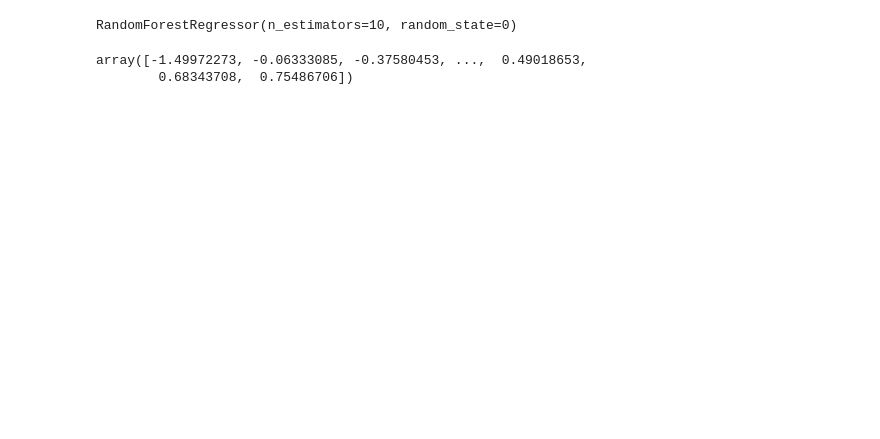
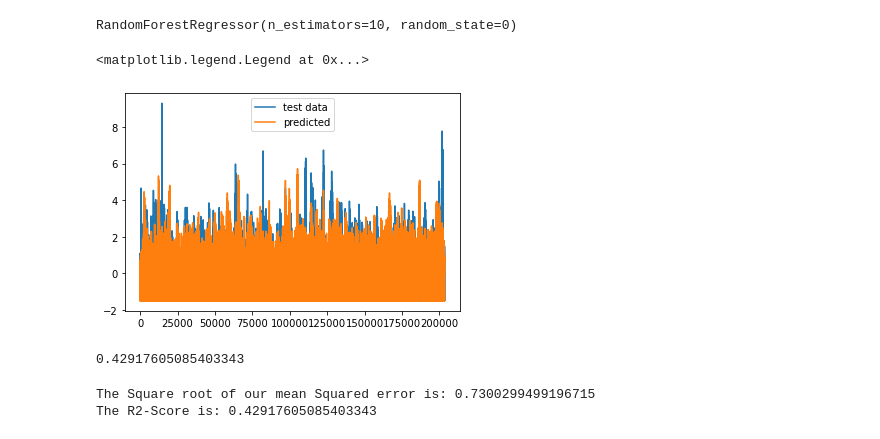
Before and after one commit to andyalex234/sales_forecasting, a Jupyter notebook: notebooks/forecast_ml.ipynb, the cells around one changed output. Cells and saved outputs as stored; diff of their text form; code cells hidden in the pictures; blank space fills up the shorter version.

```diff
--- a/notebooks/forecast_ml.ipynb
+++ b/notebooks/forecast_ml.ipynb
@@ -40,3 +43,11 @@ y_train = train_df['Sales']
+# %%
+train, val = train_df.iloc[:int(
+    len(train_df)*.8), :], train_df.iloc[int(len(train_df)*.8):, :]
+
+X_train = train.drop(columns=['Sales', 'Customers'])
+X_val = val.drop(columns=['Sales', 'Customers'])
+y_train = train['Sales'].values
+y_val = val['Sales'].values
 # %%
 # pipe = Pipeline([
 #     ("model", RandomForestRegressor(n_estimators=100))
@@ -47,8 +58,25 @@ regressor = RandomForestRegressor(n_estimators=10, random_state=0)
 regressor.fit(X_train, y_train)
 # %% [output]
 RandomForestRegressor(n_estimators=10, random_state=0)
-# %%
-regressor.predict(X_train)
-# %% [output]
-array([-1.49972273, -0.06333085, -0.37580453, ...,  0.49018653,
-        0.68343708,  0.75486706])
+# %%
+prediction = regressor.predict(X_val)
+# %%
+sns.lineplot(x=[*range(len(y_val))], y=y_val)
+sns.lineplot(x=[*range(len(prediction))], y= prediction)
+plt.legend(['test data', 'predicted'])
+# %% [output]
+<matplotlib.legend.Legend at 0x...>
+[figure, added]
+# %%
+regressor.score(X_val, y_val)
+# %% [output]
+0.42917605085403343
+# %%
+from sklearn.metrics import mean_squared_error, r2_score
+sqrt_mse = np.sqrt(mean_squared_error(y_val, prediction))
+print(f"The Square root of our mean Squared error is: {sqrt_mse}")
+r2 = r2_score(y_val, prediction)
+print(f"The R2-Score is: {r2}")
+# %% [output]
+The Square root of our mean Squared error is: 0.7300299499196715
+The R2-Score is: 0.42917605085403343
```
Also changed, not shown: parts of 9 cells of this notebook, 2 other files.
